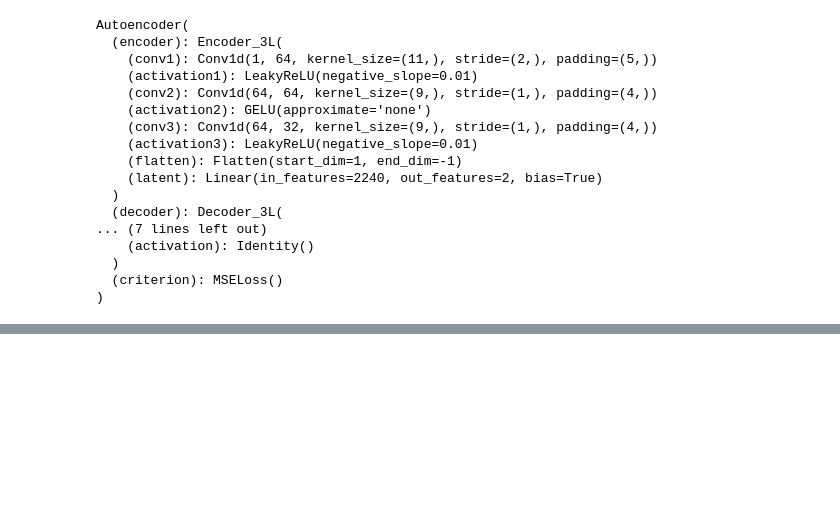
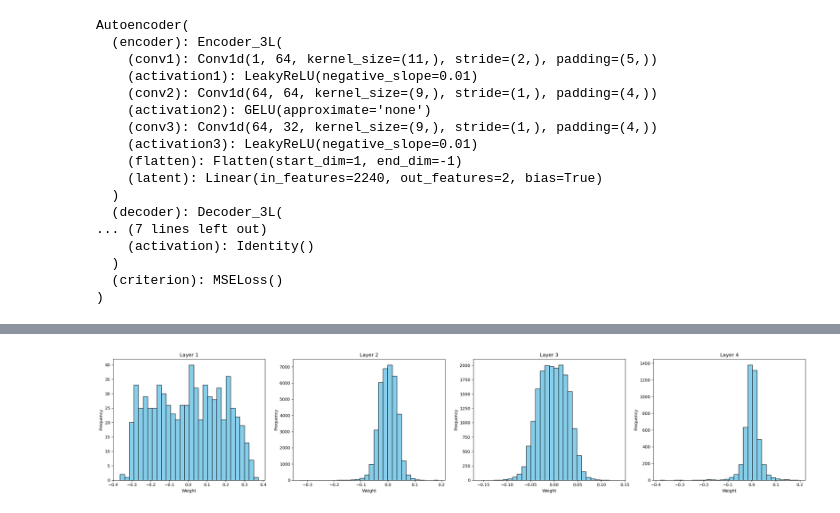
Before and after one commit to felipemattosv/ECG-anomaly-detection, a Jupyter notebook: 5_AE_Results.ipynb, the cells around one changed output, grey strips where cells are left out. Cells and saved outputs as stored; diff of their text form; code cells hidden in the pictures; blank space fills up the shorter version.

```diff
--- a/5_AE_Results.ipynb
+++ b/5_AE_Results.ipynb
@@ -65,0 +165,4 @@ Autoencoder(
+# %%
+visualize_weight_distributions(model)
+# %% [output]
+[figure, added]
```
Also changed, not shown: parts of 55 cells of this notebook, 2 other files.
